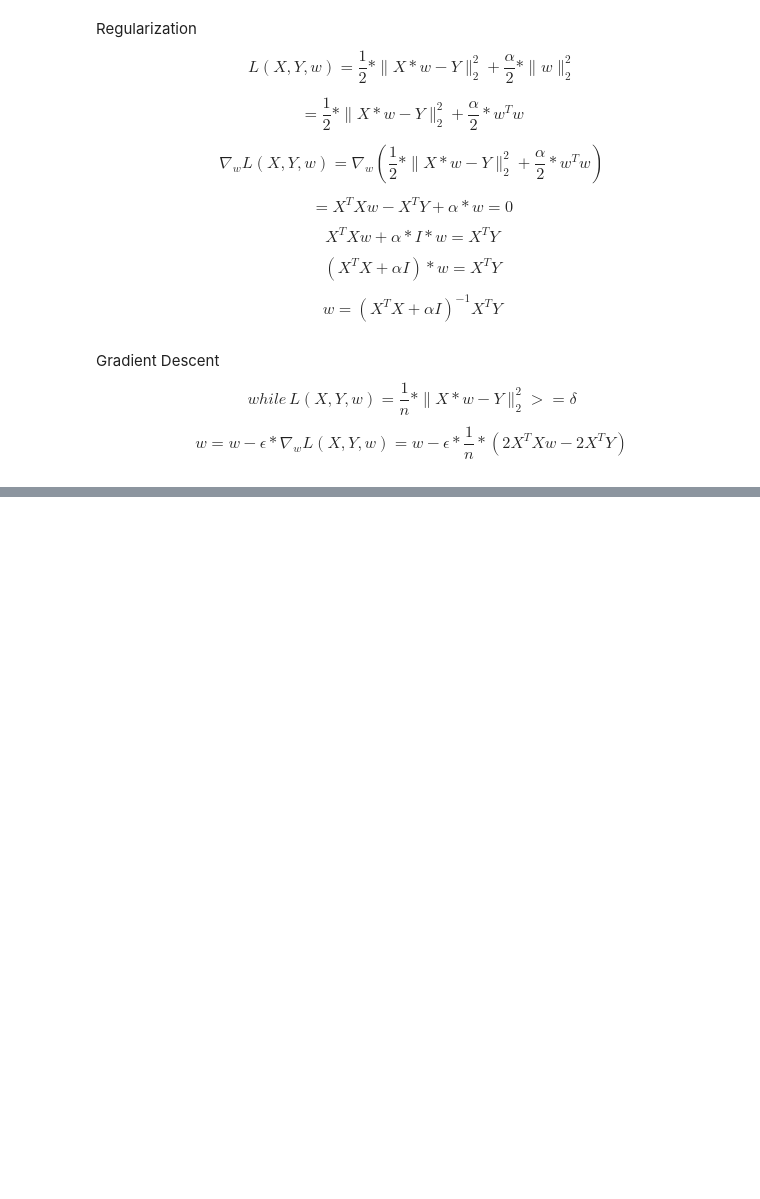
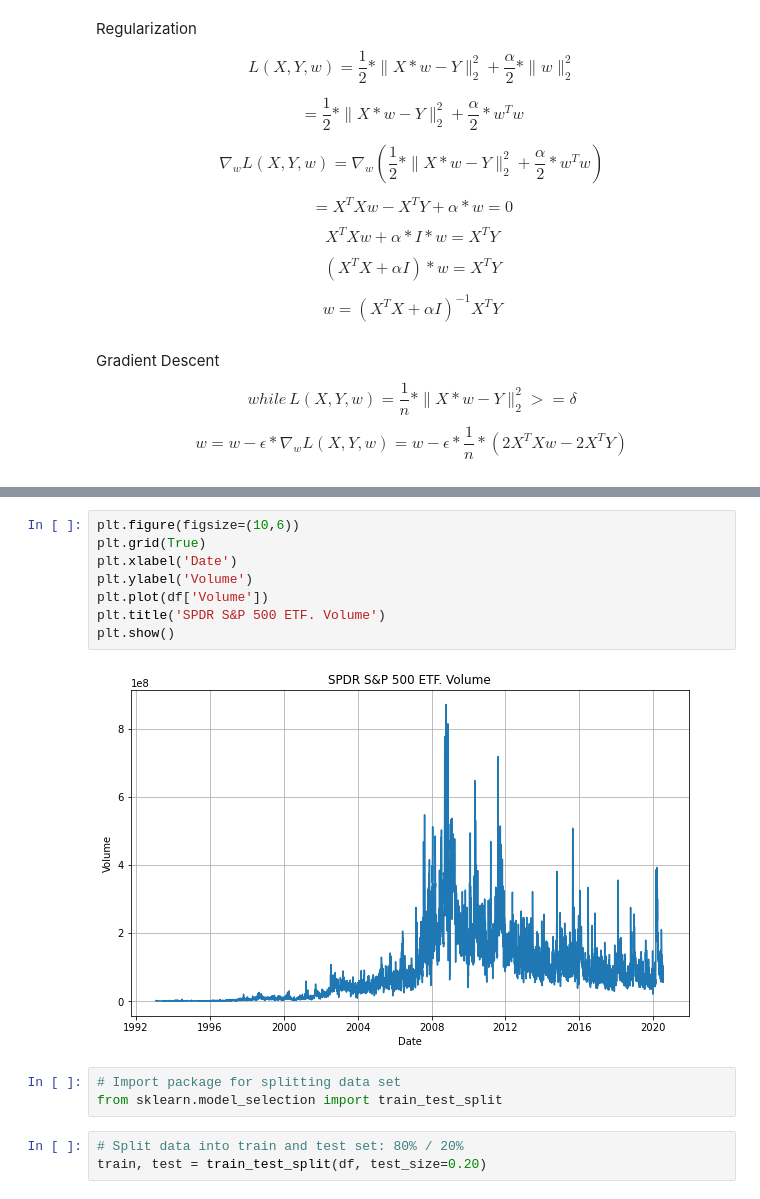
Before and after one commit to Wenbo-Git/Data-Science, a Jupyter notebook: Linear Regression/Linear Regression.ipynb, the cells around one changed output, grey strips where cells are left out. Cells and saved outputs as stored; diff of their text form; blank space fills up the shorter version.

```diff
--- a/Linear Regression/Linear Regression.ipynb
+++ b/Linear Regression/Linear Regression.ipynb
@@ -59,0 +88,16 @@ $$w = w - \epsilon * \nabla_{w}L(X, Y, w) = w - \epsilon * \frac{1}{n} * (2X^{T}
+# %%
+plt.figure(figsize=(10,6))
+plt.grid(True)
+plt.xlabel('Date')
+plt.ylabel('Volume')
+plt.plot(df['Volume'])
+plt.title('SPDR S&P 500 ETF. Volume')
+plt.show()
+# %% [output]
+[figure, added]
+# %%
+# Import package for splitting data set
+from sklearn.model_selection import train_test_split
+# %%
+# Split data into train and test set: 80% / 20%
+train, test = train_test_split(df, test_size=0.20)
```
Also changed, not shown: parts of 4 cells of this notebook.
